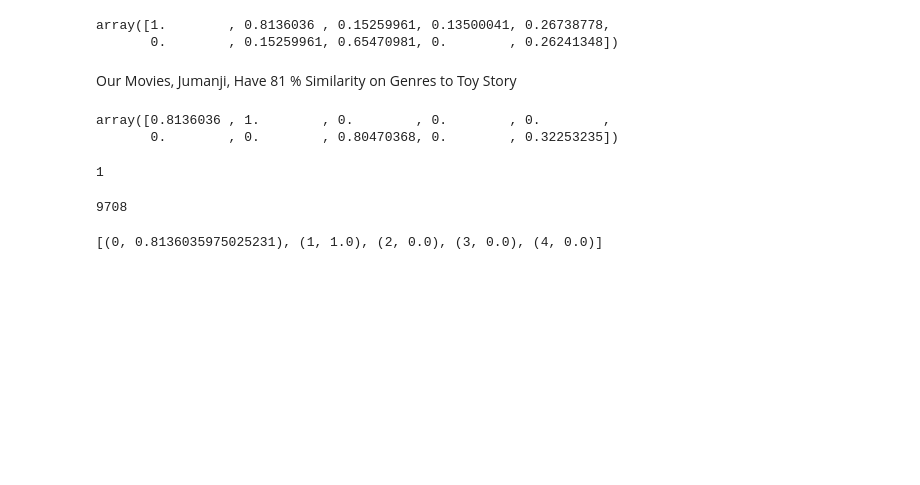
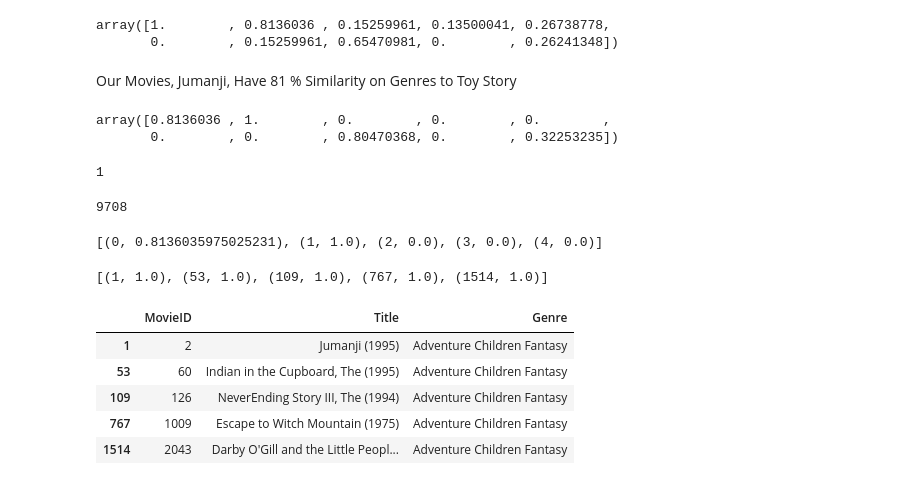
Before and after one commit to Kelnito/legendary-barnacle, a Jupyter notebook: Lab_01.ipynb, the cells around one changed output. Saved outputs shown, nothing was run; the diff lists cells and outputs as text; code cells hidden in the pictures; blank space fills up the shorter version.

```diff
--- a/Lab_01.ipynb
+++ b/Lab_01.ipynb
@@ -94,13 +93,0 @@ Genres[:5]
-# %%
-import re
-
-def Yearly(title):
-  result = re.search(r'\((\d{4})\)', title)
-  if result:
-    return int(result.group(1))
-  else:
-    return 0
-
-origin["Year"] = origin["Title"].apply(Yearly)
-
-origin[origin["Year"] == origin["Year"].min()]
@@ -230,3 +186,22 @@ len(molist)
 molist[:5]
 # %% [output]
 [(0, 0.8136035975025231), (1, 1.0), (2, 0.0), (3, 0.0), (4, 0.0)]
+# %%
+reverse = True
+
+molist = sorted(molist, key=lambda i:i[1], reverse=reverse)
+
+molist[:5]
+# %% [output]
+[(1, 1.0), (53, 1.0), (109, 1.0), (767, 1.0), (1514, 1.0)]
+# %%
+molist = molist[:5]
+
+origin[origin.index.isin([i[0] for i in molist])]
+# %% [output]
+|  | MovieID | Title | Genre |
+| 1 | 2 | Jumanji (1995) | Adventure Children Fantasy |
+| 53 | 60 | Indian in the Cupboard, The (1995) | Adventure Children Fantasy |
+| 109 | 126 | NeverEnding Story III, The (1994) | Adventure Children Fantasy |
+| 767 | 1009 | Escape to Witch Mountain (1975) | Adventure Children Fantasy |
+| 1514 | 2043 | Darby O'Gill and the Little Peopl... | Adventure Children Fantasy |
```
Also changed, not shown: parts of 13 cells of this notebook.
